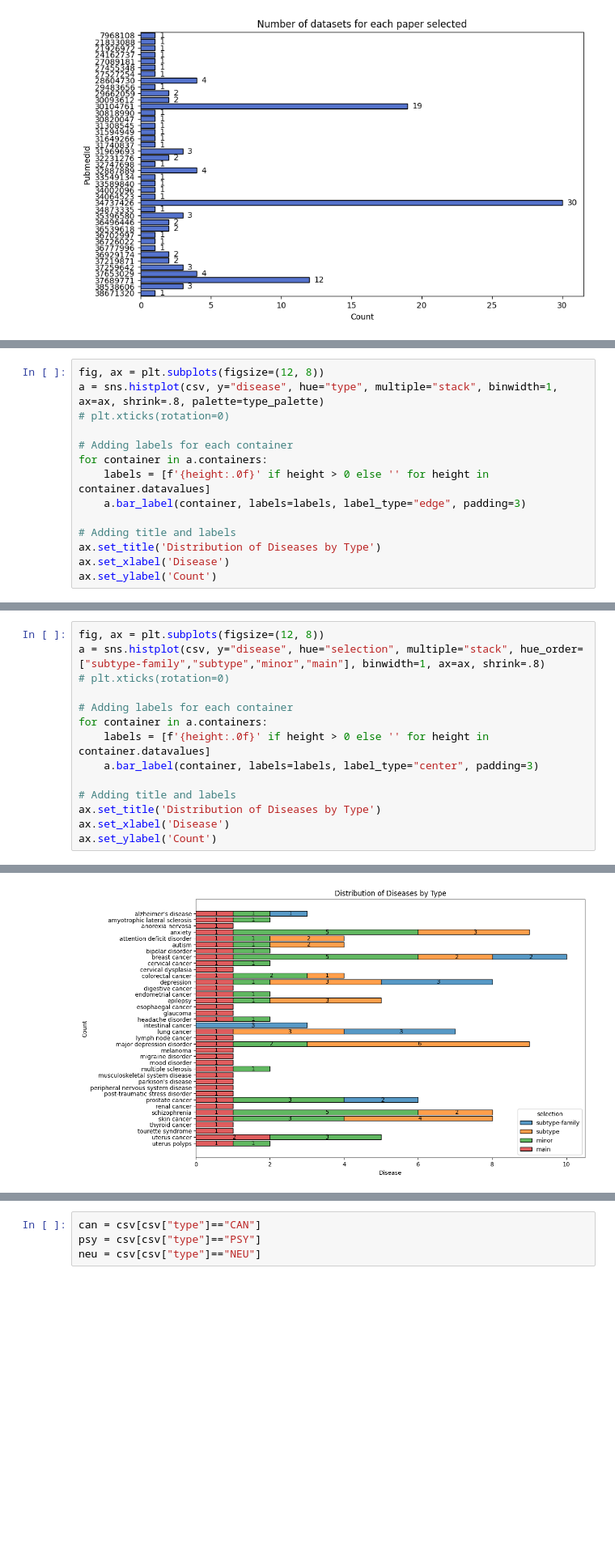
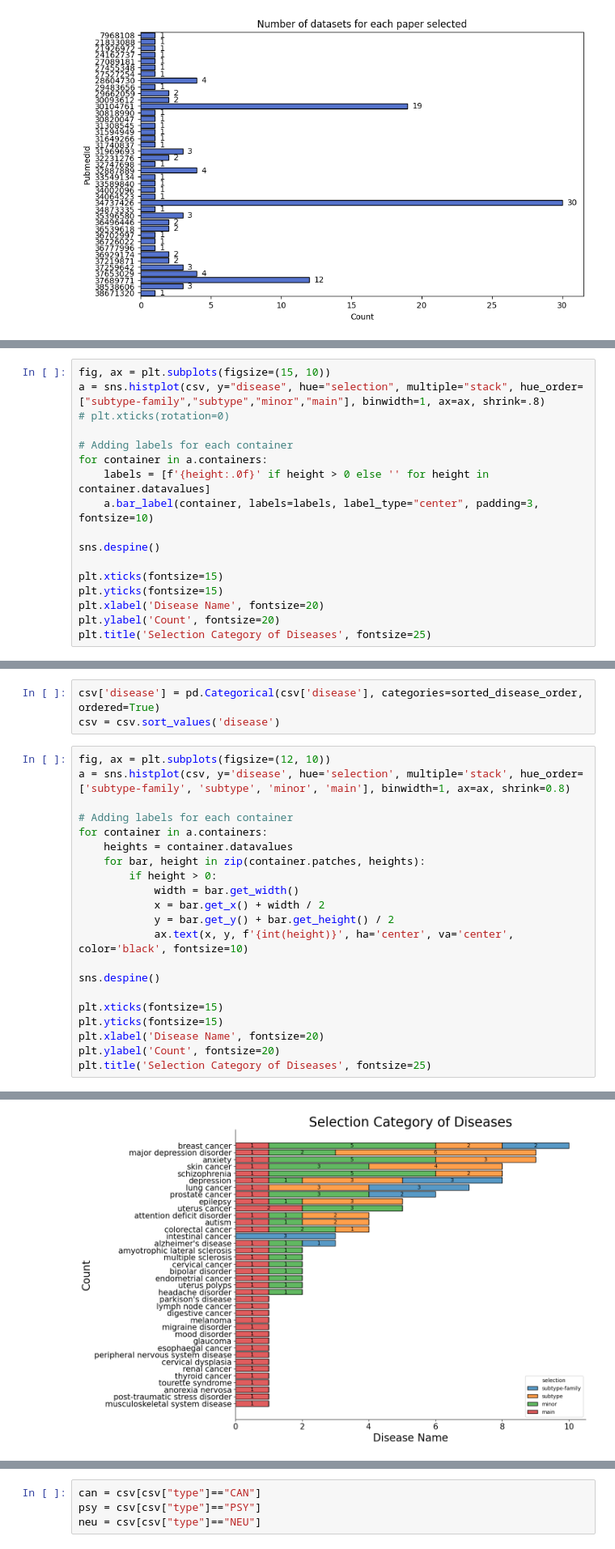
Before and after one commit to MFloresRodero/SOROLLA-gencor, a Jupyter notebook: scripts/pipeline/00_post_selection_EGA_sumstats.ipynb, the cells around one changed output, grey strips where cells are left out. Shown at 81% size. Cells and saved outputs as stored; diff of their text form; blank space fills up the shorter version.

```diff
--- a/scripts/pipeline/00_post_selection_EGA_sumstats.ipynb
+++ b/scripts/pipeline/00_post_selection_EGA_sumstats.ipynb
@@ -76,15 +139,18 @@ plt.show()
 # %%
-fig, ax = plt.subplots(figsize=(12, 8))
-a = sns.histplot(csv, y="disease", hue="type", multiple="stack", binwidth=1, ax=ax, shrink=.8, palette=type_palette)
+fig, ax = plt.subplots(figsize=(15, 10))
+a = sns.histplot(csv, y="disease", hue="selection", multiple="stack", hue_order=["subtype-family","subtype","minor","main"], binwidth=1, ax=ax, shrink=.8)
 # plt.xticks(rotation=0)
 
 # Adding labels for each container
 for container in a.containers:
     labels = [f'{height:.0f}' if height > 0 else '' for height in container.datavalues]
-    a.bar_label(container, labels=labels, label_type="edge", padding=3)
+    a.bar_label(container, labels=labels, label_type="center", padding=3, fontsize=10)
 
-# Adding title and labels
-ax.set_title('Distribution of Diseases by Type')
-ax.set_xlabel('Disease')
-ax.set_ylabel('Count')
+sns.despine()
+
+plt.xticks(fontsize=15)
+plt.yticks(fontsize=15)
+plt.xlabel('Disease Name', fontsize=20)
+plt.ylabel('Count', fontsize=20)
+plt.title('Selection Category of Diseases', fontsize=25)
 # %% [output]
@@ -93,15 +159,25 @@ Text(0, 0.5, 'Count')
+# %%
+csv['disease'] = pd.Categorical(csv['disease'], categories=sorted_disease_order, ordered=True)
+csv = csv.sort_values('disease')
 # %%
-fig, ax = plt.subplots(figsize=(12, 8))
-a = sns.histplot(csv, y="disease", hue="selection", multiple="stack", hue_order=["subtype-family","subtype","minor","main"], binwidth=1, ax=ax, shrink=.8)
-# plt.xticks(rotation=0)
+fig, ax = plt.subplots(figsize=(12, 10))
+a = sns.histplot(csv, y='disease', hue='selection', multiple='stack', hue_order=['subtype-family', 'subtype', 'minor', 'main'], binwidth=1, ax=ax, shrink=0.8)
 
 # Adding labels for each container
 for container in a.containers:
-    labels = [f'{height:.0f}' if height > 0 else '' for height in container.datavalues]
-    a.bar_label(container, labels=labels, label_type="center", padding=3)
+    heights = container.datavalues
+    for bar, height in zip(container.patches, heights):
+        if height > 0:
+            width = bar.get_width()
+            x = bar.get_x() + width / 2
+            y = bar.get_y() + bar.get_height() / 2
+            ax.text(x, y, f'{int(height)}', ha='center', va='center', color='black', fontsize=10)
 
-# Adding title and labels
-ax.set_title('Distribution of Diseases by Type')
-ax.set_xlabel('Disease')
-ax.set_ylabel('Count')
+sns.despine()
+
+plt.xticks(fontsize=15)
+plt.yticks(fontsize=15)
+plt.xlabel('Disease Name', fontsize=20)
+plt.ylabel('Count', fontsize=20)
+plt.title('Selection Category of Diseases', fontsize=25)
 # %% [output]
@@ -109,4 +185,4 @@ Text(0, 0.5, 'Count')
-[figure, old version]
+[figure, new version]
 # %%
 fig, axes = plt.subplots(1, 3, figsize=(18, 6))
 
```
Also changed, not shown: parts of 15 cells of this notebook, 3 other files.
